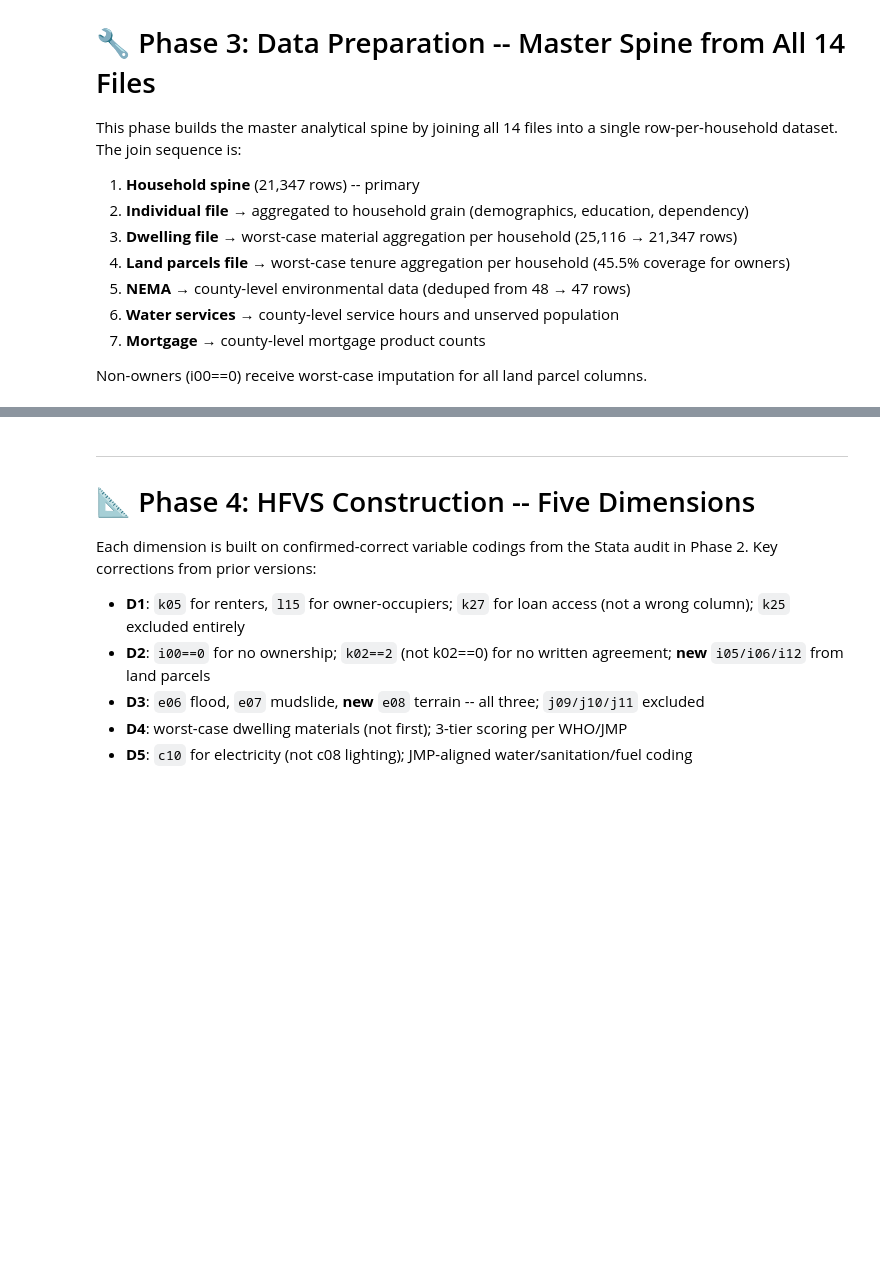
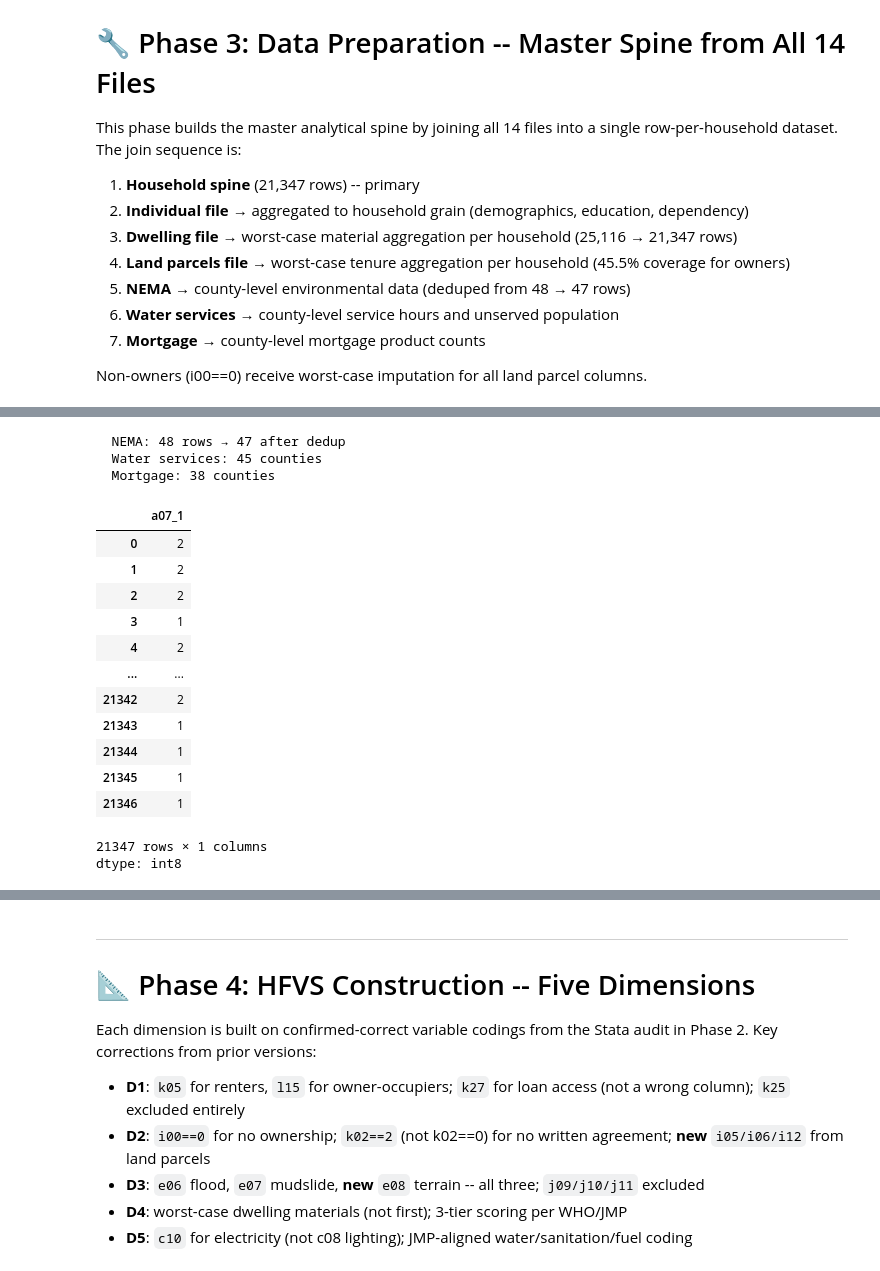
Before and after one commit to VAL-Jerono/KHS_housing_dissertation, a Jupyter notebook: KHS_Master_Notebook_v4.ipynb, the cells around one changed output, grey strips where cells are left out. Cells and saved outputs as stored; diff of their text form; code cells hidden in the pictures; blank space fills up the shorter version.

```diff
--- a/KHS_Master_Notebook_v4.ipynb
+++ b/KHS_Master_Notebook_v4.ipynb
@@ -632,10 +749,12 @@ print(f"✓ Land parcel aggregation: {len(lp):,} → {len(lp_agg):,} rows ({len(
 # %%
 # -- 3.5  County-level file aggregation --------------------------------------
 # NEMA -- deduplicate county 47 (2 rows) by averaging
-nema_cols = ['county_code'] + [c for c in all_dfs['nema'].columns if c.startswith('nema')]
+
+nema_cols = ['nm00'] + [c for c in all_dfs['nema'].columns if c.startswith('nema')]
 nema_deduped = all_dfs['nema'][nema_cols].copy()
-nema_deduped['county_code'] = all_dfs['nema']['nm00'].astype(int)
-nema_deduped = nema_deduped.groupby('county_code').mean().reset_index()
+nema_deduped = nema_deduped.rename(columns={'nm00': 'county_code'})
+nema_deduped['county_code'] = nema_deduped['county_code'].astype(int)
+nema_deduped = nema_deduped.groupby('county_code').mean(numeric_only=True).reset_index()
 print(f"  NEMA: {len(all_dfs['nema'])} rows → {len(nema_deduped)} after dedup")
 
 # Water services
@@ -680,6 +799,27 @@ mort_county = (
 
 print(f"  Water services: {len(wsvc_county)} counties")
 print(f"  Mortgage: {len(mort_county)} counties")
+# %% [output]
+  NEMA: 48 rows → 47 after dedup
+  Water services: 45 counties
+  Mortgage: 38 counties
+# %%
+master['a07_1']
+# %% [output]
+|  | a07_1 |
+| 0 | 2 |
+| 1 | 2 |
+| 2 | 2 |
+| 3 | 1 |
+| 4 | 2 |
+| ... | ... |
+| 21342 | 2 |
+| 21343 | 1 |
+| 21344 | 1 |
+| 21345 | 1 |
+| 21346 | 1 |
+21347 rows × 1 columns
+dtype: int8
 # %%
 # -- 3.6  Build master spine ------------------------------------------------
 hh = all_dfs['household'].copy()
```
Also changed, not shown: parts of 50 cells of this notebook.
